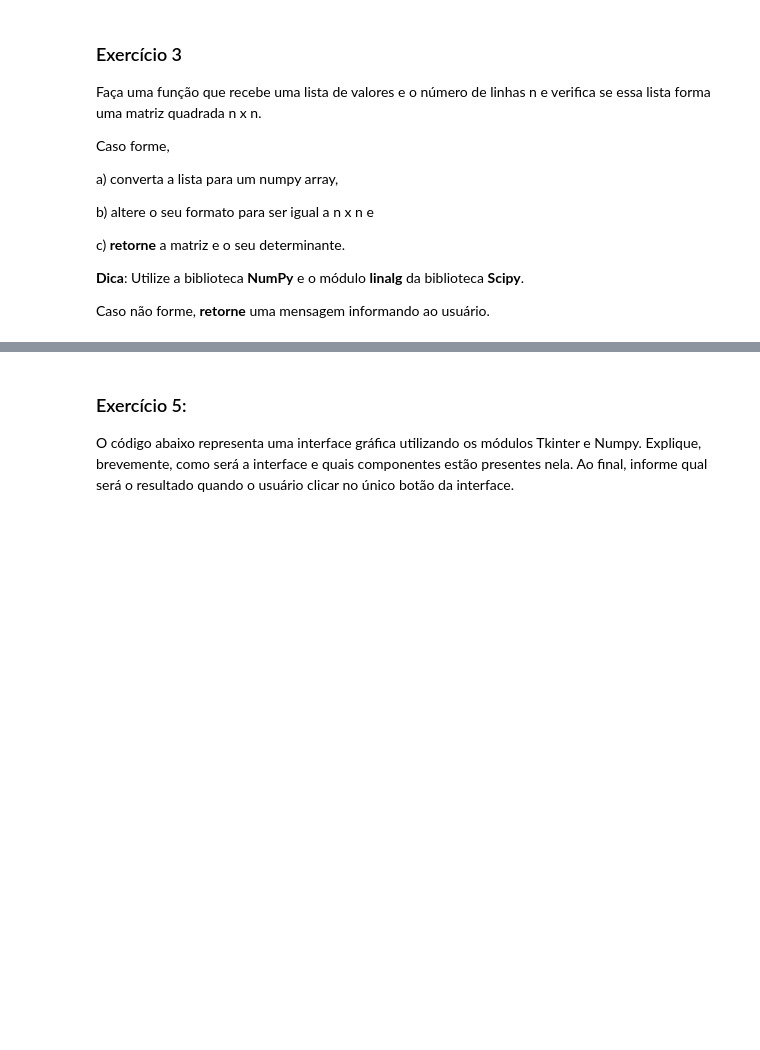
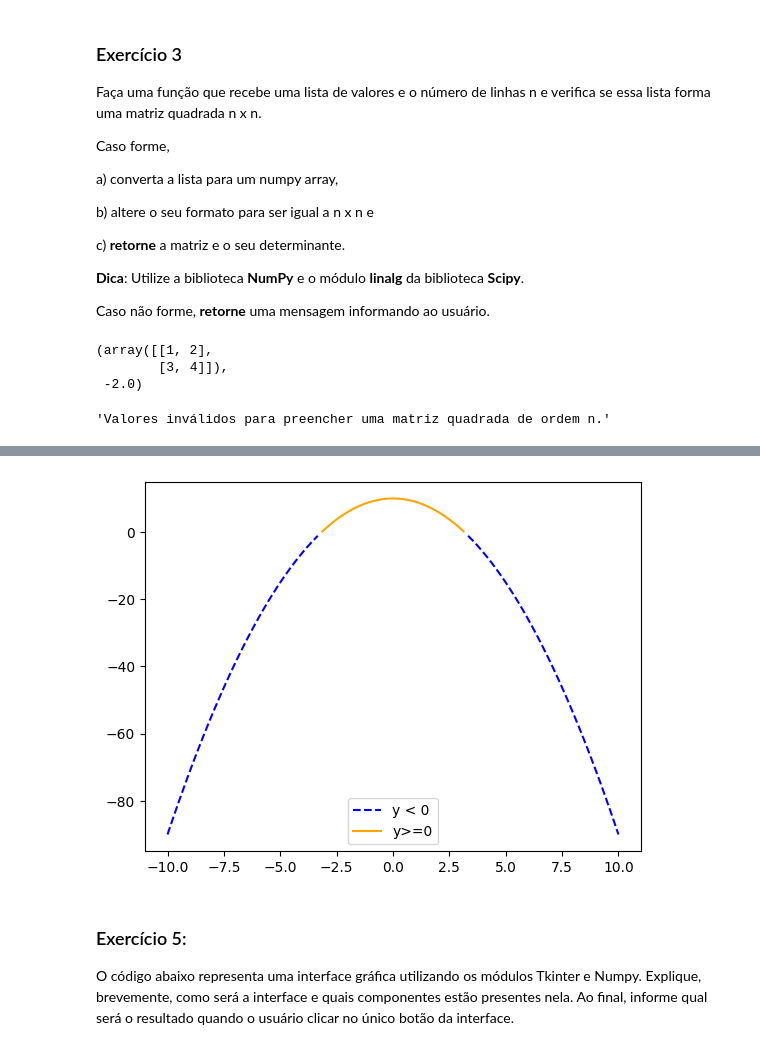
Before and after one commit to asmunck/COMP2, a Jupyter notebook: Lista_Extra-p2.ipynb, the cells around one changed output, grey strips where cells are left out. Cells and saved outputs as stored; diff of their text form; code cells hidden in the pictures; blank space fills up the shorter version.

```diff
--- a/Lista_Extra-p2.ipynb
+++ b/Lista_Extra-p2.ipynb
@@ -173,6 +173,26 @@ Caso forme,
 **Dica**: Utilize a biblioteca **NumPy** e o módulo **linalg** da biblioteca **Scipy**.
 
 Caso não forme, **retorne** uma mensagem informando ao usuário.
+# %%
+import numpy as np
+from scipy.linalg import det
+
+def matriz_quadrada(valores, n):
+    if len(valores) != n*n:
+        return "Valores inválidos para preencher uma matriz quadrada."
+    matriz = np.array(valores).reshape(n, n)
+    determinante = det(matriz)
+    return matriz, determinante
+
+matriz_quadrada([1, 2, 3, 4], 2)
+# %% [output]
+(array([[1, 2],
+        [3, 4]]),
+ -2.0)
+# %%
+matriz_quadrada([1, 2, 3, 4], 4)
+# %% [output]
+'Valores inválidos para preencher uma matriz quadrada de ordem n.'
 # %% [markdown]
 ### Exercício 4:
 Faça uma função que plota a função $y = −x^2 + 10$ utilizando $100$ pontos no intervalo $x \in [−10, 10]$
@@ -185,6 +205,23 @@ exatamente igual a figura a seguir: (**Dica**: utilize condições para filtrar
         <img src= "Figs/exercicio4-P2.png" width="400"/>
     </div>
 </center> -->
+# %%
+import numpy as np
+import matplotlib.pyplot as plt
+
+def f(x):
+    return -x**2 + 10
+
+x = np.linspace(-10, 10, 100)
+y = f(x)
+
+mask = y >= 0
+plt.plot(x, np.ma.masked_where(mask, y), label = 'y < 0', color="blue", linestyle='--')
+plt.plot(x, np.ma.masked_where(~mask, y), label = 'y>=0', color = 'orange')
+plt.legend(loc = 'lower center')
+plt.show()
+# %% [output]
+[figure, added]
 # %% [markdown]
 ### Exercício 5:
 O código abaixo representa uma interface gráfica utilizando os módulos Tkinter e Numpy. Explique, brevemente, como será a interface e quais componentes estão presentes nela. Ao final, informe qual será o resultado quando o usuário clicar no único botão da interface.
```
Also changed, not shown: parts of 4 cells of this notebook, 6 other files.
